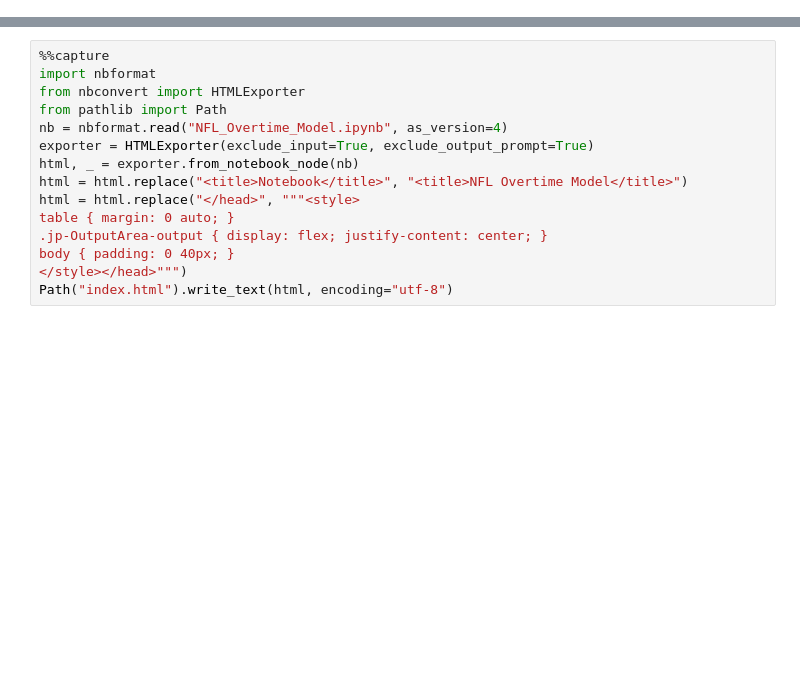
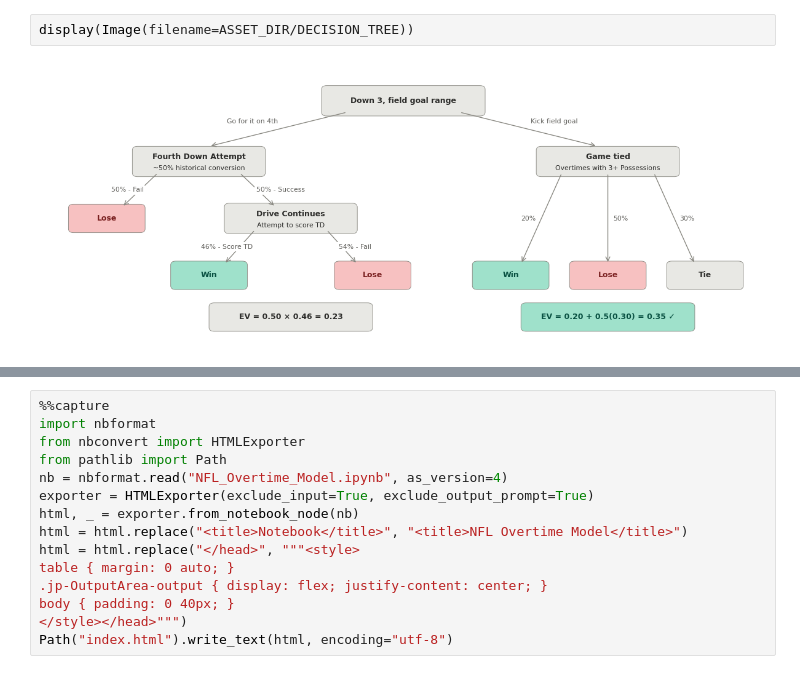
Before and after one commit to njlewin/NFL_Overtime_Model, a Jupyter notebook: NFL_Overtime_Model.ipynb, the cells around one changed output, grey strips where cells are left out. Drawn from its saved outputs; the diff is of its cells as text; blank space fills up the shorter version.

```diff
--- a/NFL_Overtime_Model.ipynb
+++ b/NFL_Overtime_Model.ipynb
@@ -117,0 +137,4 @@ plt.show()
+# %%
+display(Image(filename=ASSET_DIR/DECISION_TREE))
+# %% [output]
+[figure, added]
```
Also changed, not shown: parts of 19 cells of this notebook, 21 other files.
